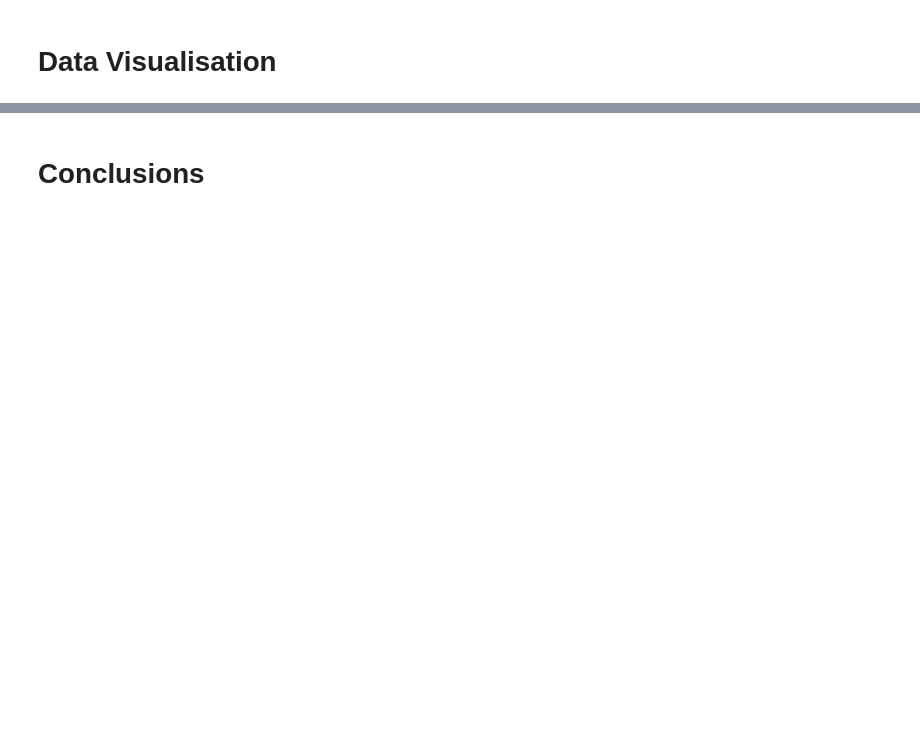
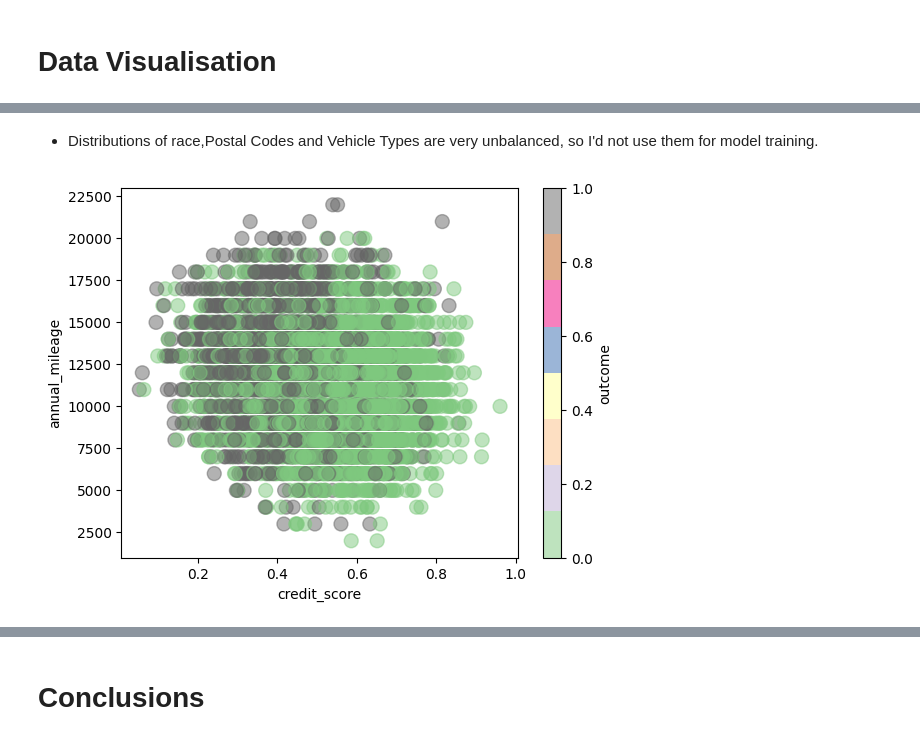
Before and after one commit to troobadure/amazinum-ds-camp, a Jupyter notebook: homeworks/lesson_4_eda_homework.ipynb, the cells around one changed output, grey strips where cells are left out. Cells and saved outputs as stored; diff of their text form; code cells hidden in the pictures; blank space fills up the shorter version.

```diff
--- a/homeworks/lesson_4_eda_homework.ipynb
+++ b/homeworks/lesson_4_eda_homework.ipynb
@@ -259,0 +396,6 @@ numeric_columns = ['credit_score', 'vehicle_ownership', 'married', 'children', '
+# %% [markdown]
+- Distributions of race,Postal Codes and Vehicle Types are very unbalanced, so I'd not use them for model training.
+# %%
+df.plot(kind='scatter', x='credit_score', y='annual_mileage', c='outcome', s=100, cmap='Accent', alpha=0.5);
+# %% [output]
+[figure, added]
```
Also changed, not shown: parts of 29 cells of this notebook.
